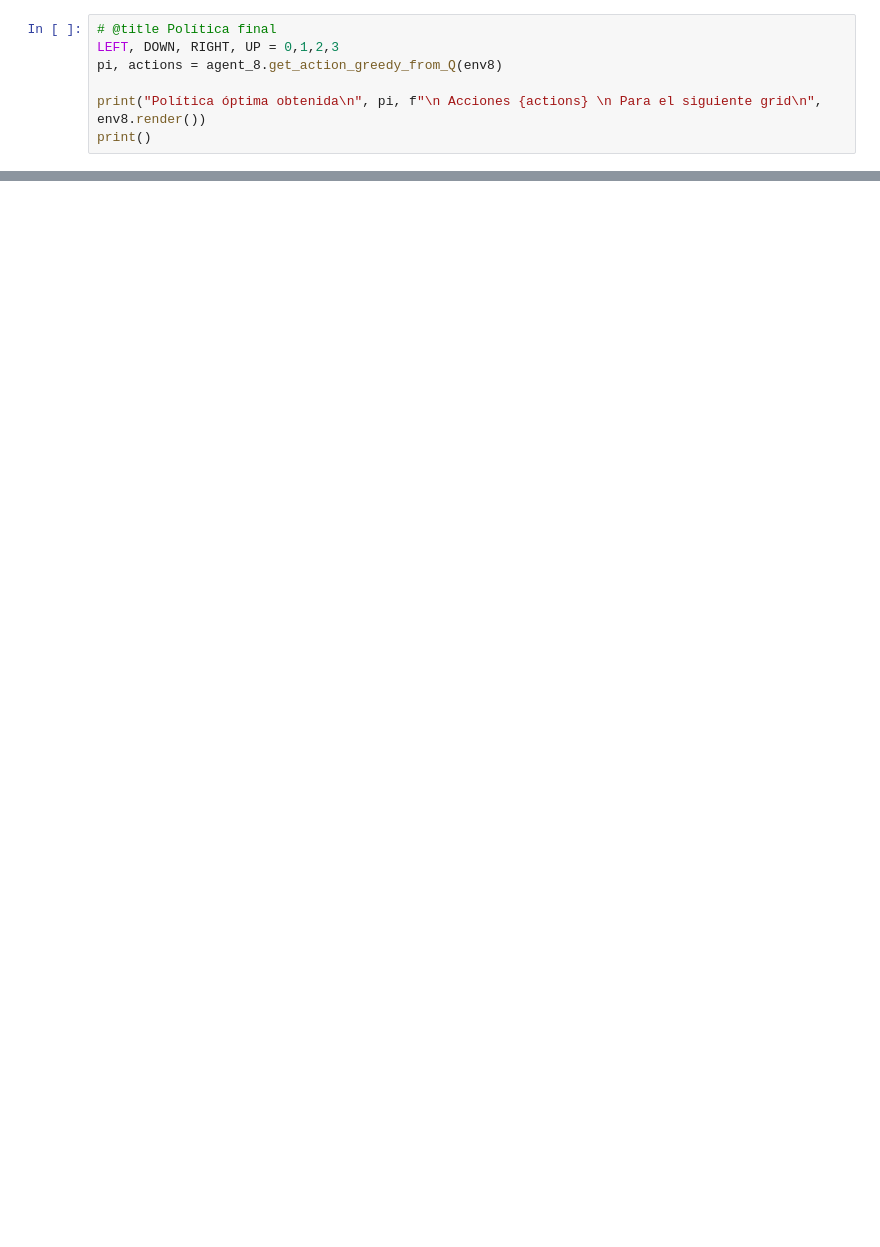
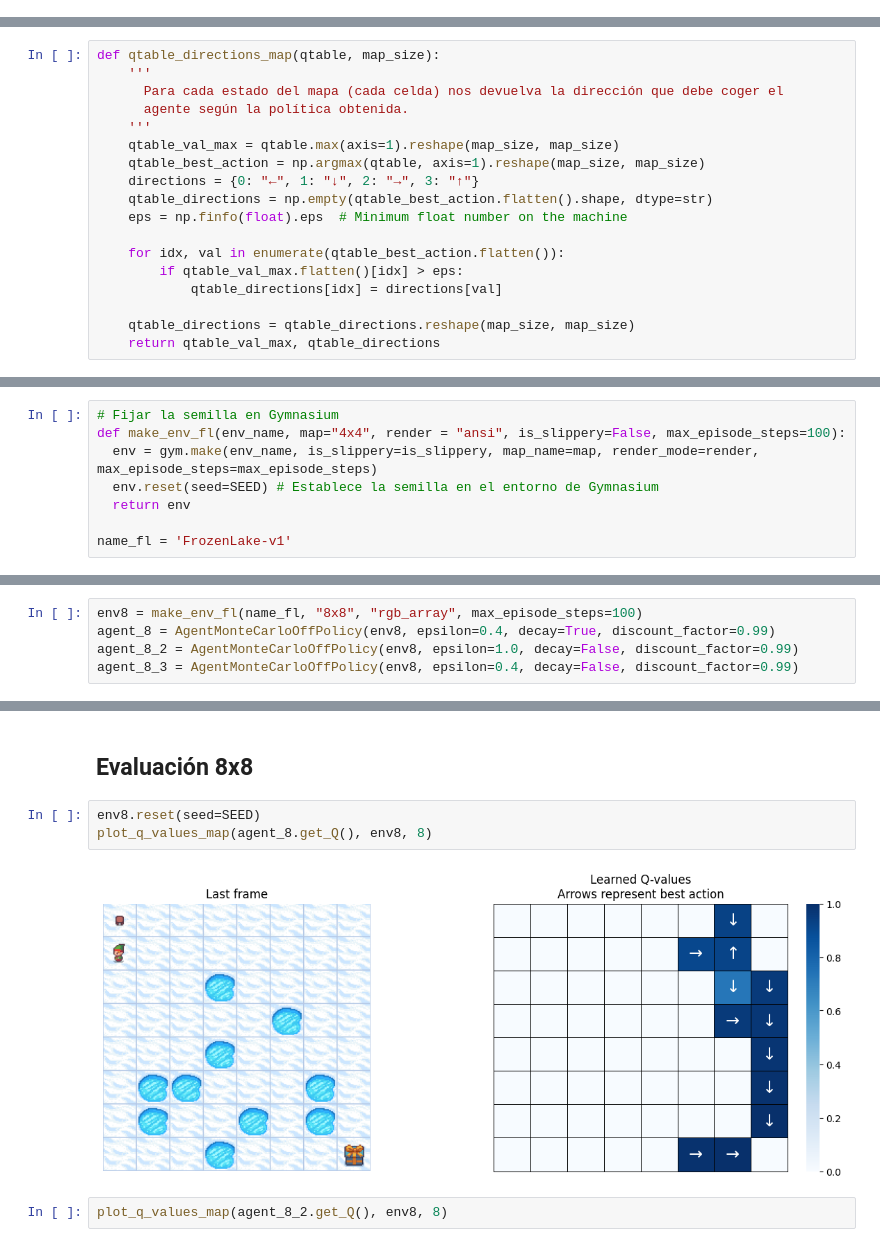
Before and after one commit to jesusvc5/RL_LAVC, a Jupyter notebook: MonteCarloOffPolicy.ipynb, the cells around one changed output, grey strips where cells are left out. Cells and saved outputs as stored; diff of their text form; blank space fills up the shorter version.

```diff
--- a/MonteCarloOffPolicy.ipynb
+++ b/MonteCarloOffPolicy.ipynb
@@ -415,7 +2,0 @@ Valores Q para cada estado:
-# %%
-# @title Política final
-LEFT, DOWN, RIGHT, UP = 0,1,2,3
-pi, actions = agent_8.get_action_greedy_from_Q(env8)
-
-print("Política óptima obtenida\n", pi, f"\n Acciones {actions} \n Para el siguiente grid\n", env8.render())
-print()
@@ -439,0 +248,18 @@ FFFHFFFG
+# %%
+def qtable_directions_map(qtable, map_size):
+    '''
+      Para cada estado del mapa (cada celda) nos devuelva la dirección que debe coger el
+      agente según la política obtenida.
+    '''
+    qtable_val_max = qtable.max(axis=1).reshape(map_size, map_size)
+    qtable_best_action = np.argmax(qtable, axis=1).reshape(map_size, map_size)
+    directions = {0: "←", 1: "↓", 2: "→", 3: "↑"}
+    qtable_directions = np.empty(qtable_best_action.flatten().shape, dtype=str)
+    eps = np.finfo(float).eps  # Minimum float number on the machine
+
+    for idx, val in enumerate(qtable_best_action.flatten()):
+        if qtable_val_max.flatten()[idx] > eps:
+            qtable_directions[idx] = directions[val]
+
+    qtable_directions = qtable_directions.reshape(map_size, map_size)
+    return qtable_val_max, qtable_directions
@@ -439,0 +441,8 @@ FFFHFFFG
+# %%
+# Fijar la semilla en Gymnasium
+def make_env_fl(env_name, map="4x4", render = "ansi", is_slippery=False, max_episode_steps=100):
+  env = gym.make(env_name, is_slippery=is_slippery, map_name=map, render_mode=render, max_episode_steps=max_episode_steps)
+  env.reset(seed=SEED) # Establece la semilla en el entorno de Gymnasium
+  return env
+
+name_fl = 'FrozenLake-v1'
@@ -439,0 +545,5 @@ FFFHFFFG
+# %%
+env8 = make_env_fl(name_fl, "8x8", "rgb_array", max_episode_steps=100)
+agent_8 = AgentMonteCarloOffPolicy(env8, epsilon=0.4, decay=True, discount_factor=0.99)
+agent_8_2 = AgentMonteCarloOffPolicy(env8, epsilon=1.0, decay=False, discount_factor=0.99)
+agent_8_3 = AgentMonteCarloOffPolicy(env8, epsilon=0.4, decay=False, discount_factor=0.99)
@@ -439,0 +599,9 @@ FFFHFFFG
+# %% [markdown]
+## Evaluación 8x8
+# %%
+env8.reset(seed=SEED)
+plot_q_values_map(agent_8.get_Q(), env8, 8)
+# %% [output]
+[figure, added]
+# %%
+plot_q_values_map(agent_8_2.get_Q(), env8, 8)
```
Also changed, not shown: parts of 76 cells of this notebook.
